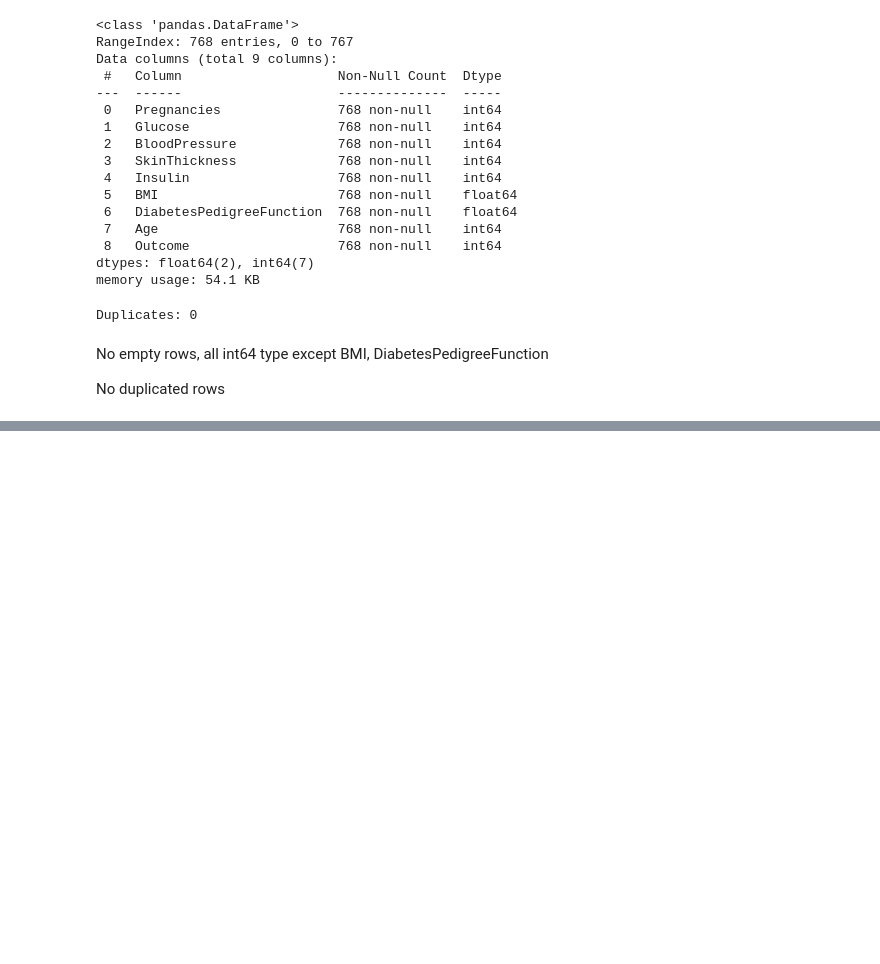
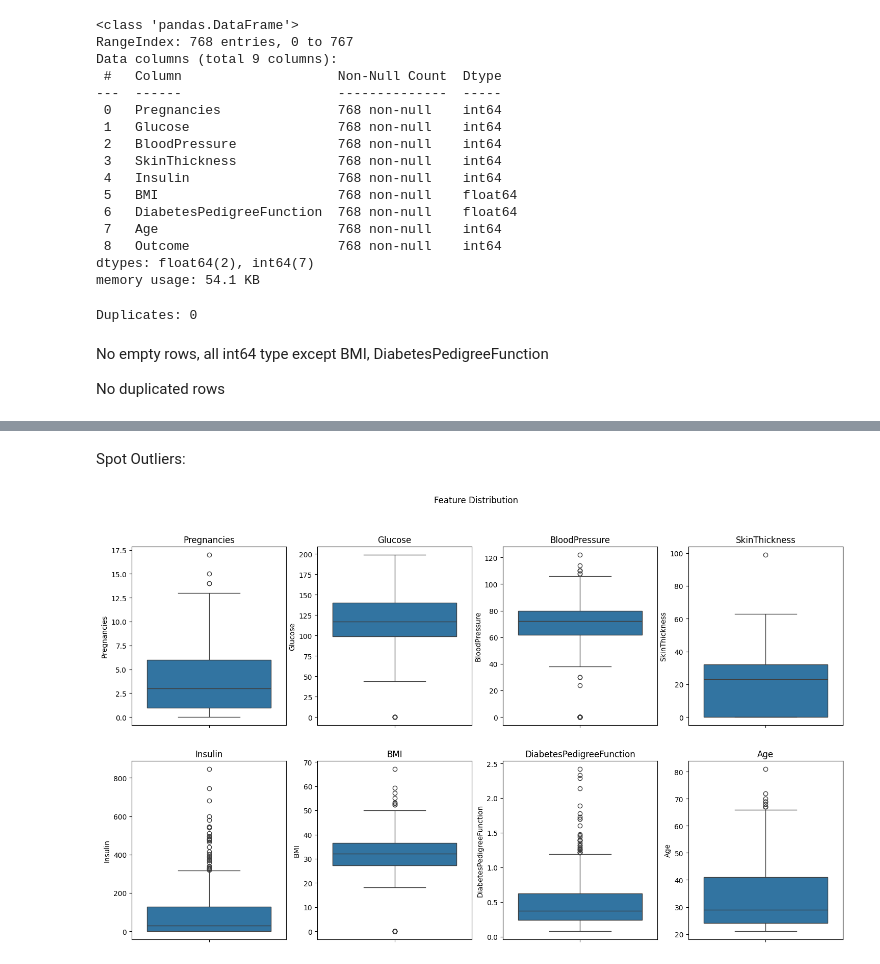
Before and after one commit to Adya-G-Bharadwaj/diagnostic-diabetes-detection, a Jupyter notebook: exploring-data.ipynb, the cells around one changed output, grey strips where cells are left out. Saved outputs shown, nothing was run; the diff lists cells and outputs as text; code cells hidden in the pictures; blank space fills up the shorter version.

```diff
--- a/exploring-data.ipynb
+++ b/exploring-data.ipynb
@@ -65,0 +99,14 @@ BMI: 11  ||  pct: 1.4322916666666665
+# %% [markdown]
+Spot Outliers:
+# %%
+fig,ax = plt.subplots(2,4, figsize=(18,10))
+ax =ax.flatten()
+
+for i, col in enumerate(features):
+    sns.boxplot(y=df[col], ax = ax[i])
+    ax[i].set_title(col)
+
+plt.suptitle("Feature Distribution")
+plt.show()
+# %% [output]
+[figure, added]
```
Also changed, not shown: parts of 4 cells of this notebook.
